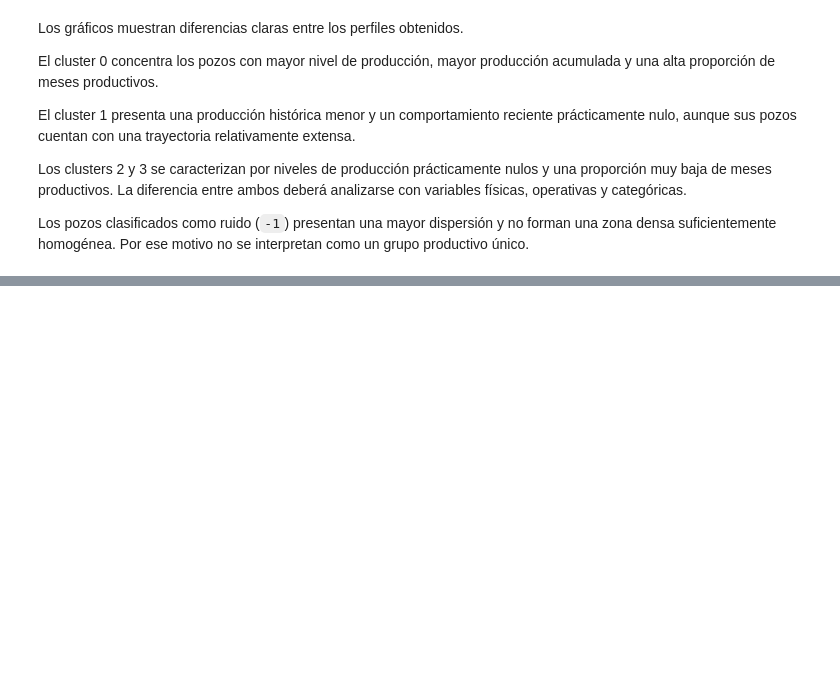
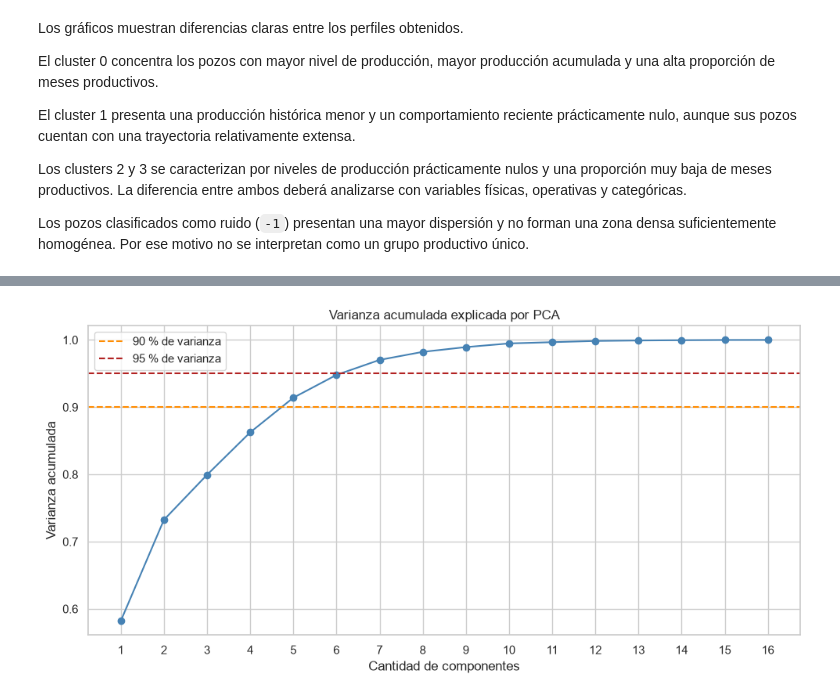
Before and after one commit to alexParedes027/oil-production-prediction, a Jupyter notebook: notebooks/07_modelado_clustering.ipynb, the cells around one changed output, grey strips where cells are left out. Drawn from its saved outputs; the diff is of its cells as text; code cells hidden in the pictures; blank space fills up the shorter version.

```diff
--- a/notebooks/07_modelado_clustering.ipynb
+++ b/notebooks/07_modelado_clustering.ipynb
@@ -928,0 +928,34 @@ Los pozos clasificados como ruido (`-1`) presentan una mayor dispersión y no fo
+# %%
+fig, ax = plt.subplots(figsize=(10, 5))
+
+ax.plot(
+    varianza_explicada["componente"],
+    varianza_explicada["varianza_acumulada"],
+    marker="o",
+    color="steelblue",
+)
+
+ax.axhline(
+    0.90,
+    color="darkorange",
+    linestyle="--",
+    label="90 % de varianza",
+)
+
+ax.axhline(
+    0.95,
+    color="firebrick",
+    linestyle="--",
+    label="95 % de varianza",
+)
+
+ax.set_title("Varianza acumulada explicada por PCA")
+ax.set_xlabel("Cantidad de componentes")
+ax.set_ylabel("Varianza acumulada")
+ax.set_xticks(varianza_explicada["componente"])
+ax.legend()
+
+plt.tight_layout()
+plt.show()
+# %% [output]
+[figure, added]
```
Also changed, not shown: parts of 63 cells of this notebook.
